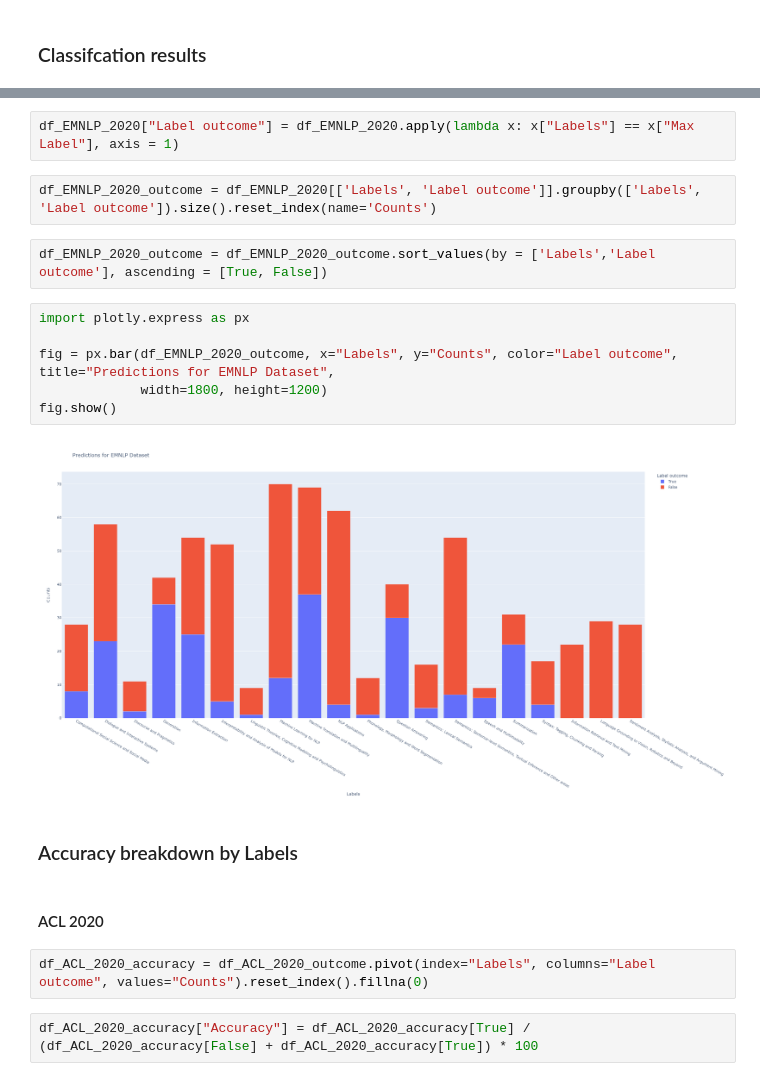
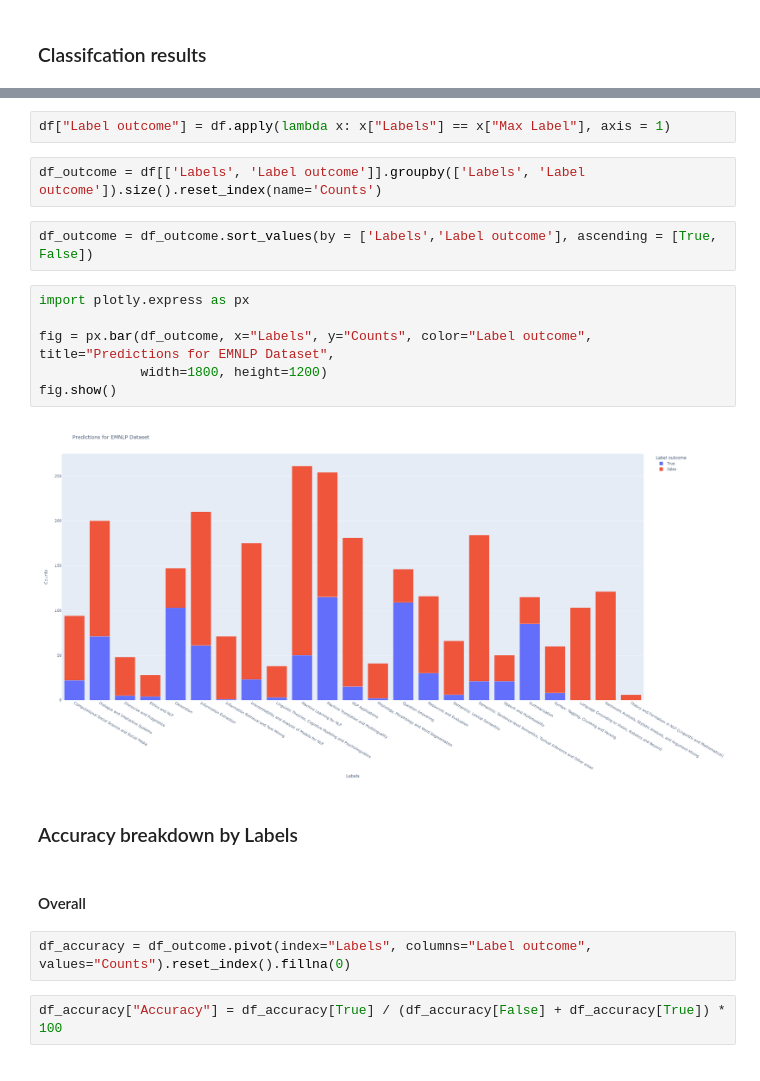
Before and after one commit to Benjamin-Aw-93/ACL_Anthology_Exploratory, a Jupyter notebook: Predicting labels based on ZeroShotLearner-Copy1.ipynb, the cells around one changed output, grey strips where cells are left out. Drawn from its saved outputs; the diff is of its cells as text.

```diff
--- a/Predicting labels based on ZeroShotLearner-Copy1.ipynb
+++ b/Predicting labels based on ZeroShotLearner-Copy1.ipynb
@@ -239,23 +253,23 @@ print(classification_report(df_EMNLP_2020['Labels'], df_EMNLP_2020['Max Label'])
 # %%
-df_EMNLP_2020["Label outcome"] = df_EMNLP_2020.apply(lambda x: x["Labels"] == x["Max Label"], axis = 1)
+df["Label outcome"] = df.apply(lambda x: x["Labels"] == x["Max Label"], axis = 1)
 # %%
-df_EMNLP_2020_outcome = df_EMNLP_2020[['Labels', 'Label outcome']].groupby(['Labels', 'Label outcome']).size().reset_index(name='Counts')
+df_outcome = df[['Labels', 'Label outcome']].groupby(['Labels', 'Label outcome']).size().reset_index(name='Counts')
 # %%
-df_EMNLP_2020_outcome = df_EMNLP_2020_outcome.sort_values(by = ['Labels','Label outcome'], ascending = [True, False])
+df_outcome = df_outcome.sort_values(by = ['Labels','Label outcome'], ascending = [True, False])
 # %%
 import plotly.express as px
 
-fig = px.bar(df_EMNLP_2020_outcome, x="Labels", y="Counts", color="Label outcome", title="Predictions for EMNLP Dataset",
+fig = px.bar(df_outcome, x="Labels", y="Counts", color="Label outcome", title="Predictions for EMNLP Dataset",
              width=1800, height=1200)
 fig.show()
 # %% [output]
-[figure, old version]
+[figure, new version]
 # %% [markdown]
 ### Accuracy breakdown by Labels
 # %% [markdown]
-#### ACL 2020
+#### Overall
 # %%
-df_ACL_2020_accuracy = df_ACL_2020_outcome.pivot(index="Labels", columns="Label outcome", values="Counts").reset_index().fillna(0)
+df_accuracy = df_outcome.pivot(index="Labels", columns="Label outcome", values="Counts").reset_index().fillna(0)
 # %%
-df_ACL_2020_accuracy["Accuracy"] = df_ACL_2020_accuracy[True] / (df_ACL_2020_accuracy[False] + df_ACL_2020_accuracy[True]) * 100
+df_accuracy["Accuracy"] = df_accuracy[True] / (df_accuracy[False] + df_accuracy[True]) * 100
 # %%
```
Also changed, not shown: parts of 22 cells of this notebook, 5 other files.
